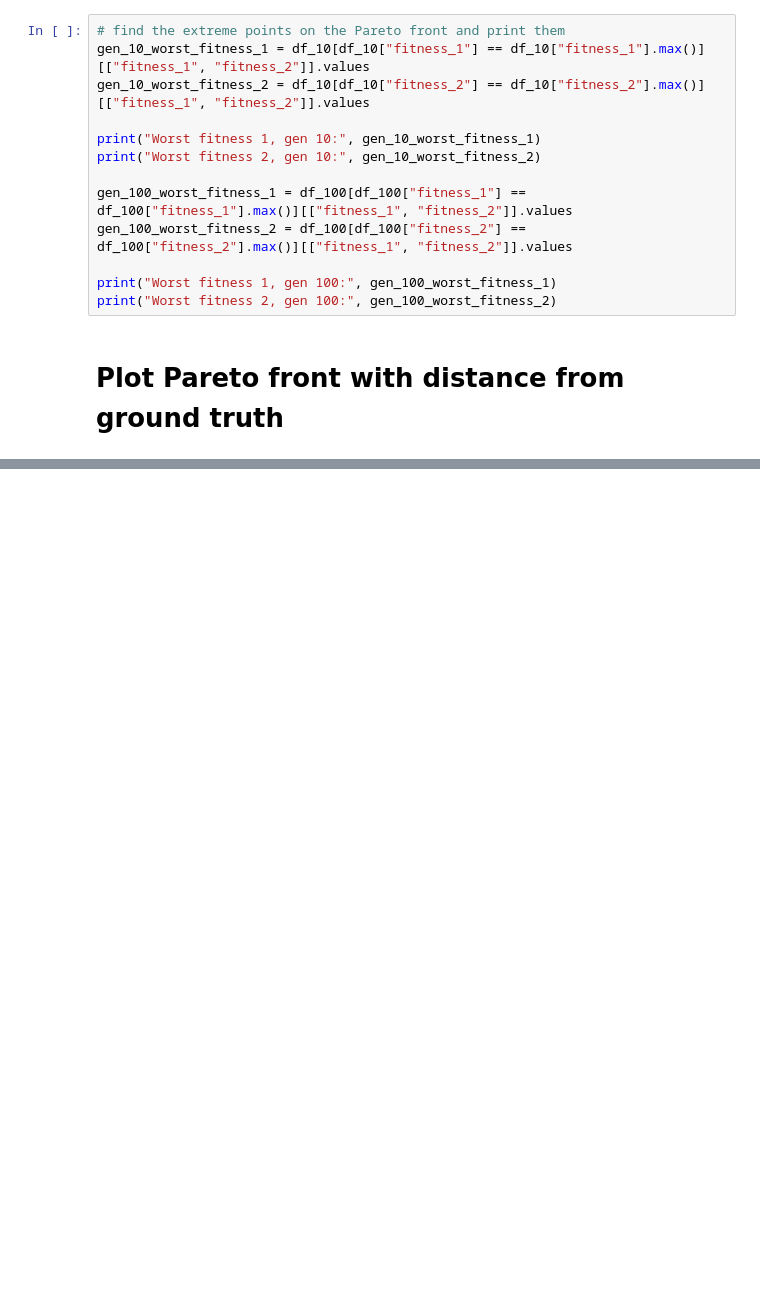
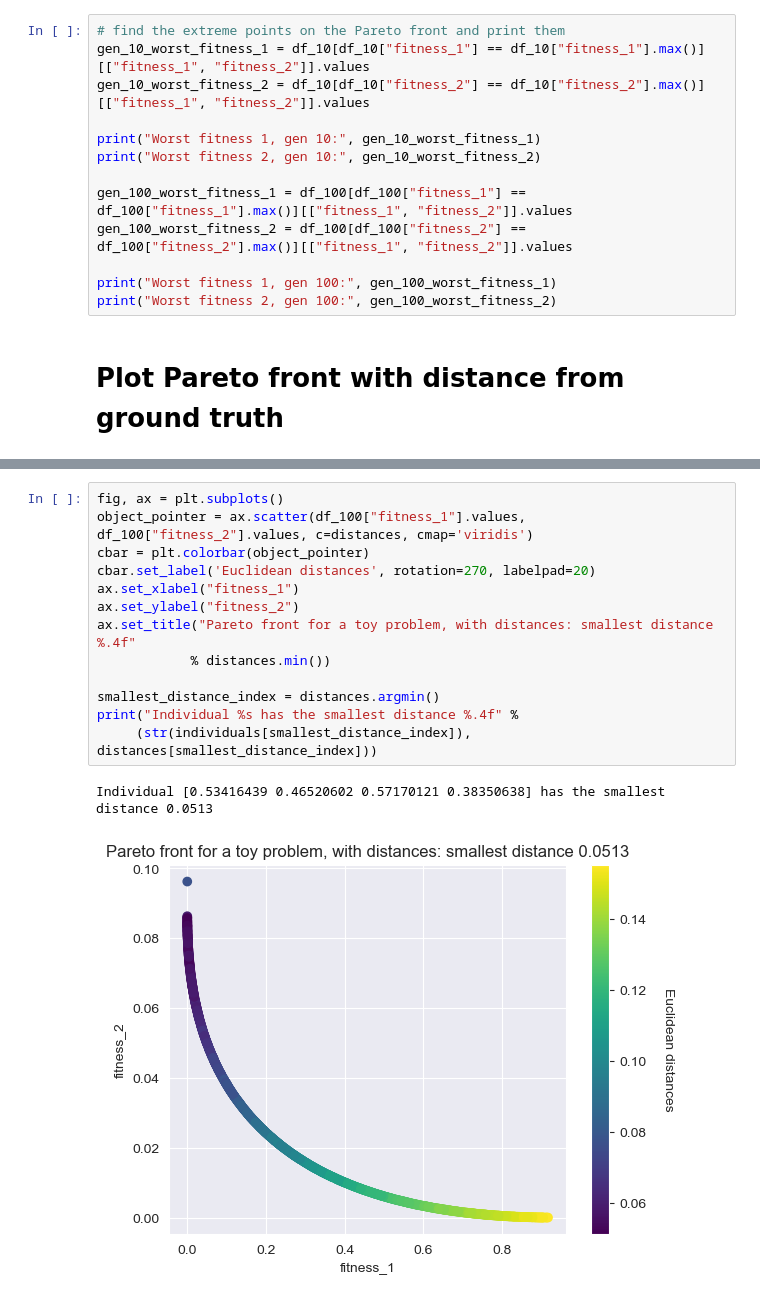
Before and after one commit to albertotonda/evolutionary-optimization-cell-models, a Jupyter notebook: src/plot_figures.ipynb, the cells around one changed output, grey strips where cells are left out. Cells and saved outputs as stored; diff of their text form; blank space fills up the shorter version.

Commit message:
Removed printouts and updated figure plots

```diff
--- a/src/plot_figures.ipynb
+++ b/src/plot_figures.ipynb
@@ -152,0 +171,16 @@ print(distances)
+# %%
+fig, ax = plt.subplots()
+object_pointer = ax.scatter(df_100["fitness_1"].values, df_100["fitness_2"].values, c=distances, cmap='viridis')
+cbar = plt.colorbar(object_pointer)
+cbar.set_label('Euclidean distances', rotation=270, labelpad=20)
+ax.set_xlabel("fitness_1")
+ax.set_ylabel("fitness_2")
+ax.set_title("Pareto front for a toy problem, with distances: smallest distance %.4f"
+            % distances.min())
+
+smallest_distance_index = distances.argmin()
+print("Individual %s has the smallest distance %.4f" %
+     (str(individuals[smallest_distance_index]), distances[smallest_distance_index]))
+# %% [output]
+Individual [0.53416439 0.46520602 0.57170121 0.38350638] has the smallest distance 0.0513
+[figure, added]
```
Also changed, not shown: parts of 4 cells of this notebook, 1 other file.
